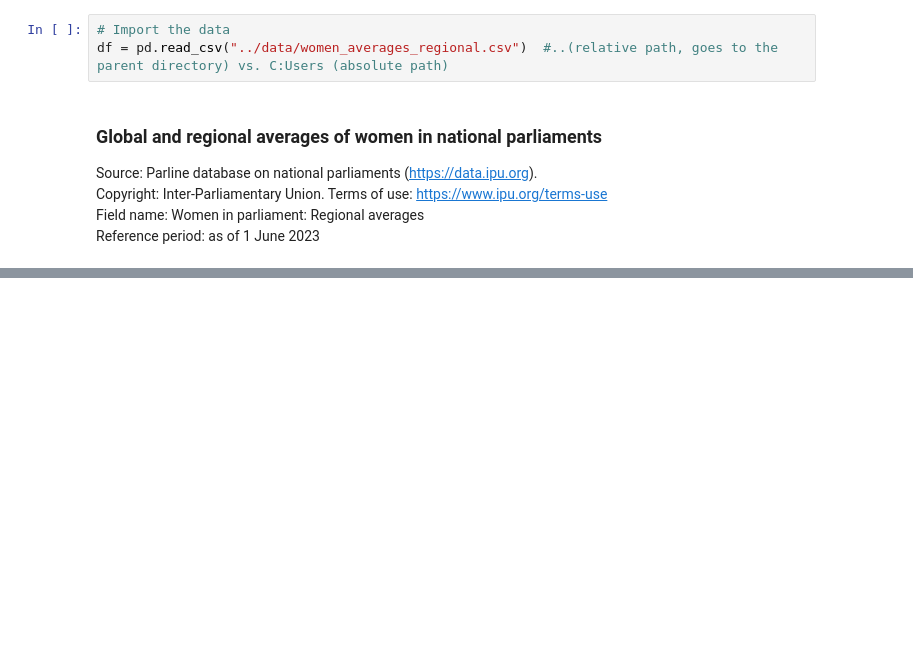
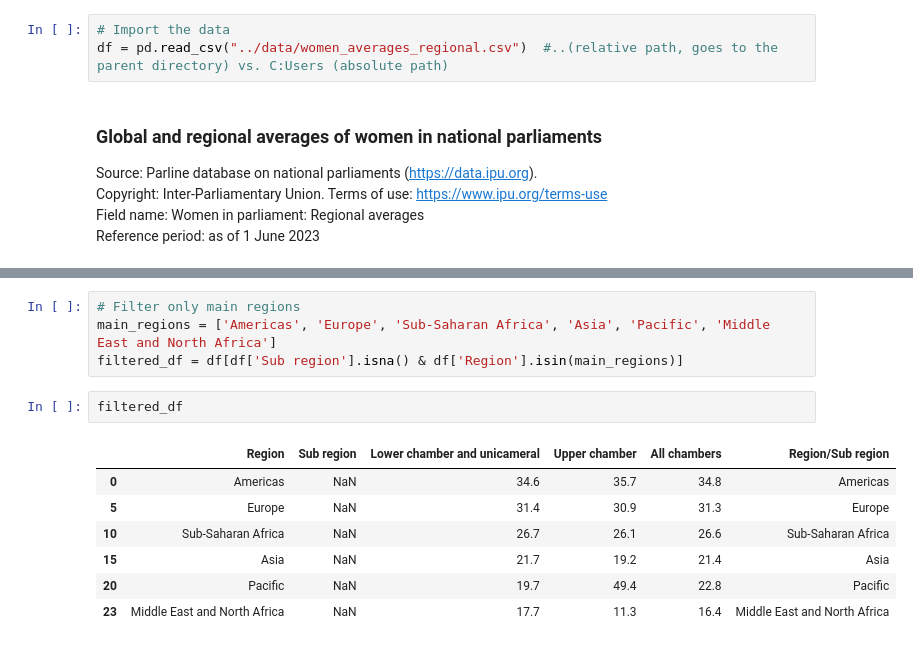
Before and after one commit to jennylzx/dissertation, a Jupyter notebook: notebooks/Women_in_parliament.ipynb, the cells around one changed output, grey strips where cells are left out. Drawn from its saved outputs; the diff is of its cells as text; blank space fills up the shorter version.

```diff
--- a/notebooks/Women_in_parliament.ipynb
+++ b/notebooks/Women_in_parliament.ipynb
@@ -36,0 +61,14 @@ df
+# %%
+# Filter only main regions
+main_regions = ['Americas', 'Europe', 'Sub-Saharan Africa', 'Asia', 'Pacific', 'Middle East and North Africa']
+filtered_df = df[df['Sub region'].isna() & df['Region'].isin(main_regions)]
+# %%
+filtered_df
+# %% [output]
+|  | Region | Sub region | Lower chamber and unicameral | Upper chamber | All chambers | Region/Sub region |
+| 0 | Americas | NaN | 34.6 | 35.7 | 34.8 | Americas |
+| 5 | Europe | NaN | 31.4 | 30.9 | 31.3 | Europe |
+| 10 | Sub-Saharan Africa | NaN | 26.7 | 26.1 | 26.6 | Sub-Saharan Africa |
+| 15 | Asia | NaN | 21.7 | 19.2 | 21.4 | Asia |
+| 20 | Pacific | NaN | 19.7 | 49.4 | 22.8 | Pacific |
+| 23 | Middle East and North Africa | NaN | 17.7 | 11.3 | 16.4 | Middle East and North Africa |
```
Also changed, not shown: parts of 5 cells of this notebook, 2 other files.
